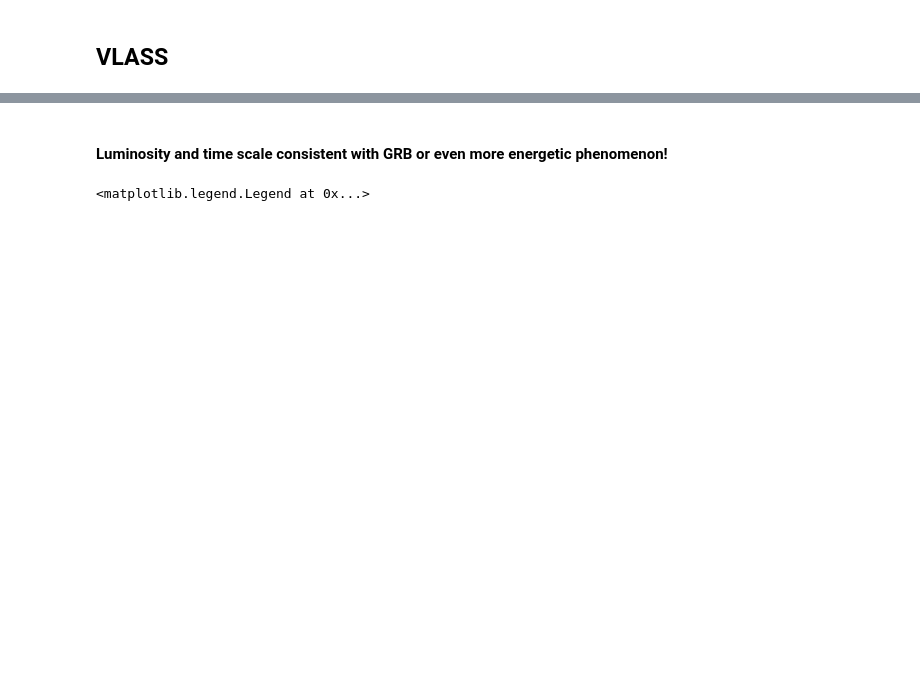
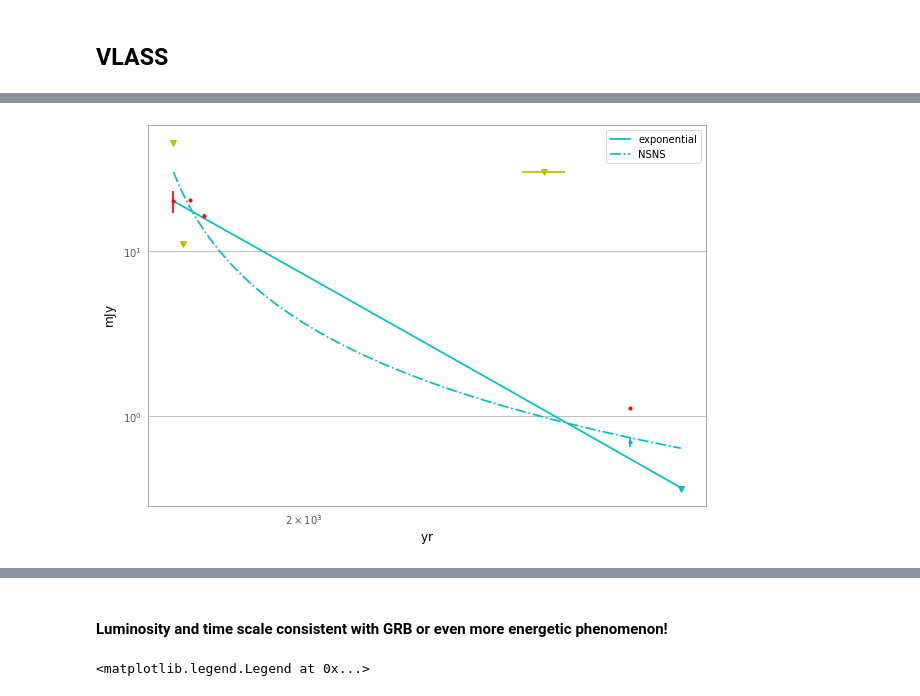
Before and after one commit to caseyjlaw/vlass_query, a Jupyter notebook: J141918.855+394036.03.ipynb, the cells around one changed output, grey strips where cells are left out. Drawn from its saved outputs; the diff is of its cells as text; code cells hidden in the pictures; blank space fills up the shorter version.

```diff
--- a/J141918.855+394036.03.ipynb
+++ b/J141918.855+394036.03.ipynb
@@ -178,0 +388,19 @@ Compare to Metzger et al (2018), on rates and lightcurves or radio transients.
+# %%
+# TODO: add spectral index correction
+
+with quantity_support():
+    plt.figure(figsize=(10,7))
+    plt.errorbar([t_ab6860, t_first, t_nvss, t_farnes]*u.year, [s_ab6860, s_first, s_nvss, s_farnesL]*u.milliJansky, yerr=[es_ab6860, es_first, es_nvss, es_farnesL]*u.milliJansky, fmt='r.')  # 1.4 GHz
+    plt.errorbar([t_farnes]*u.year, [s_farnesS]*u.milliJansky, yerr=[es_farnesS]*u.milliJansky, fmt='c.')  # 3 GHz
+    plt.plot([t_vlass]*u.year, [s_vlass]*u.milliJansky, 'cv')  # 3 GHz
+    plt.errorbar([t_tgss, t_wenss, t_ab6860]*u.year, [s_tgss, s_wenss, s_ab6860P]*u.milliJansky, xerr=[et_tgss, et_wenss, 0]*u.year, fmt='yv')  # 150 MHz
+    times, fluxes = lc_exp(s_ab6860, t_ab6860, 6)
+    plt.plot(times, fluxes, 'c', label="exponential")
+#    times, fluxes = lc_plaw(s_ab6860, t_ab6860, 1, -2)
+#    plt.plot(times, fluxes, 'c--', label="plaw")
+    times, fluxes = lc_fong(1.5*s_ab6860, t_ab6860-2, 2.)
+    plt.plot(times*u.year, fluxes*u.millijansky, 'c-.', label='NSNS')
+    plt.loglog()
+    plt.legend()
+# %% [output]
+[figure, added]
```
Also changed, not shown: parts of 54 cells of this notebook, 3 other files.
